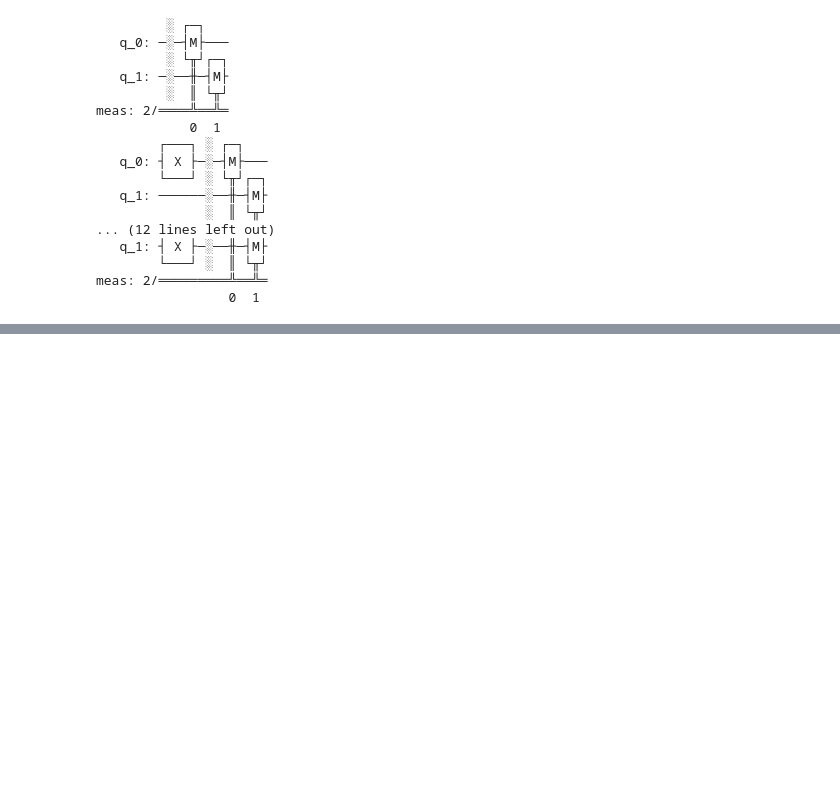
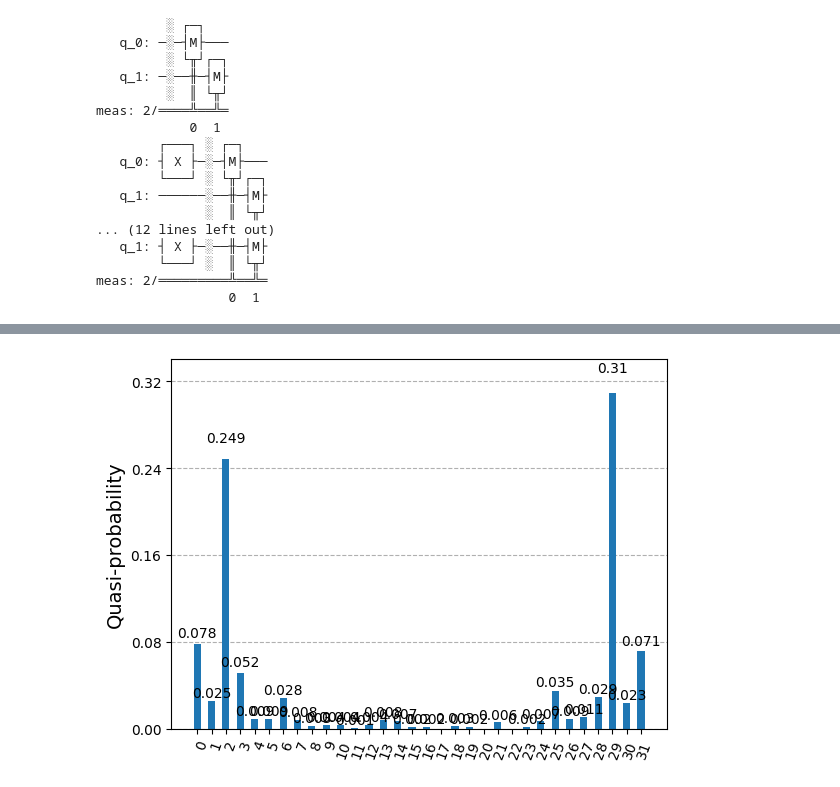
Before and after one commit to dipankardas011/Quantum-Coding, a Jupyter notebook: error-mitigation.ipynb, the cells around one changed output, grey strips where cells are left out. Drawn from its saved outputs; the diff is of its cells as text; code cells hidden in the pictures; blank space fills up the shorter version.

```diff
--- a/error-mitigation.ipynb
+++ b/error-mitigation.ipynb
@@ -569,0 +672,4 @@ meas: 2/═════════╩══╩═
+# %%
+# measurement_filter = mitigator.quasi_probabilities(gg_res)
+filter_res = mitigator.quasi_probabilities(noisy_counts)
+filter_res
@@ -569,0 +687,4 @@ meas: 2/═════════╩══╩═
+# %%
+plot_histogram(filter_res)
+# %% [output]
+[figure, added]
```
Also changed, not shown: parts of 30 cells of this notebook, 4 other files.
